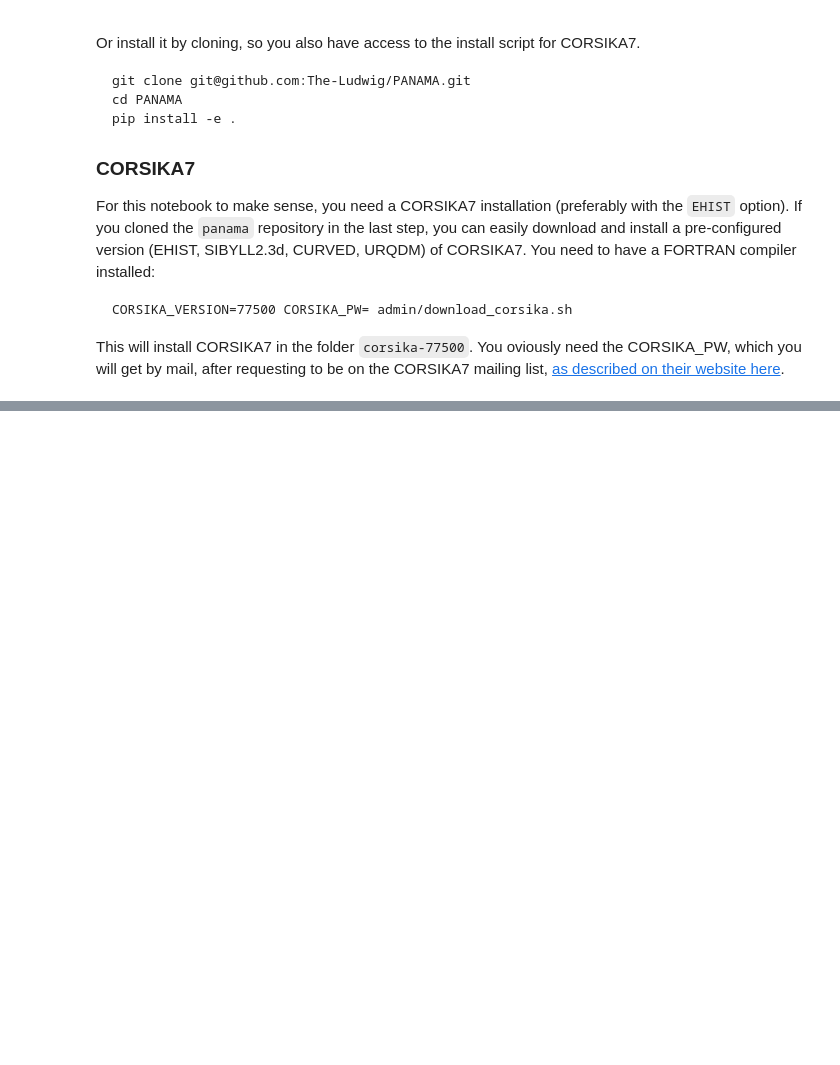
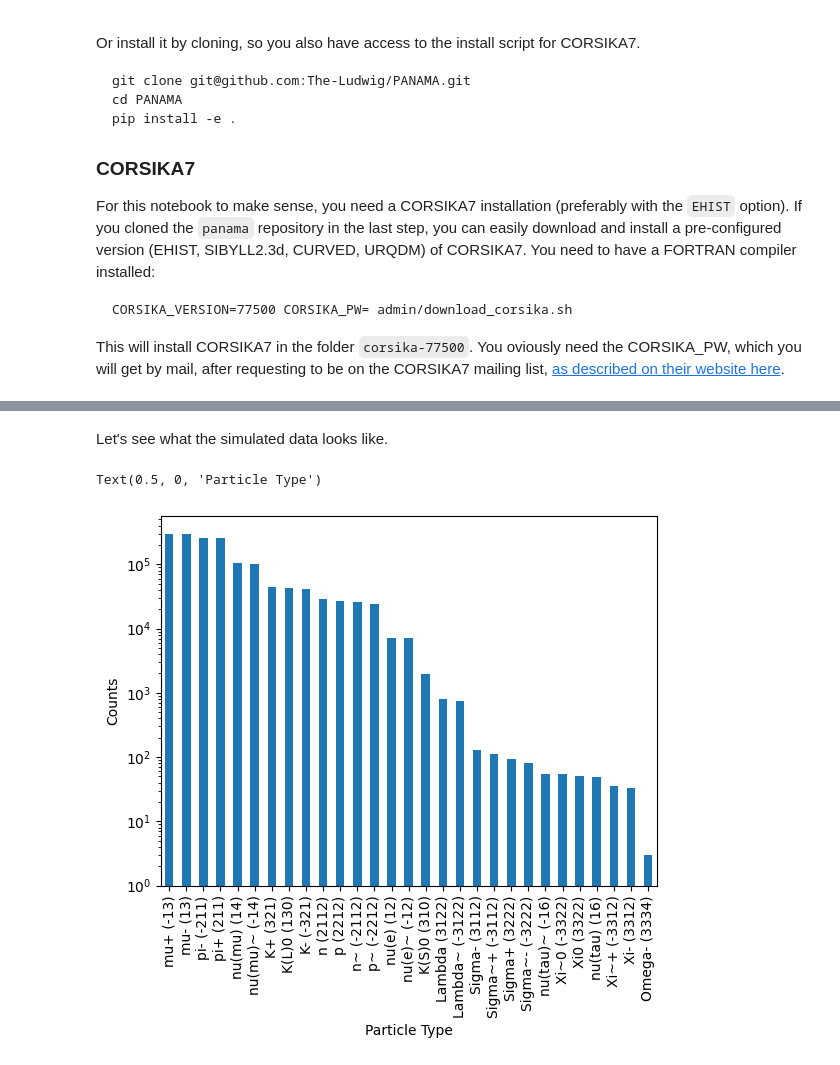
Before and after one commit to The-Ludwig/PANAMA, a Jupyter notebook: docs/examples/complete.ipynb, the cells around one changed output, grey strips where cells are left out. Drawn from its saved outputs; the diff is of its cells as text; code cells hidden in the pictures; blank space fills up the shorter version.

```diff
--- a/docs/examples/complete.ipynb
+++ b/docs/examples/complete.ipynb
@@ -52,0 +115,6 @@ Type:      function
+# %%
+run_header, event_header, particles = pn.read_DAT(
+    glob="corsika_output/DAT*", mother_columns=True
+)
+# %% [markdown]
+Let's see what the simulated data looks like.
@@ -52,0 +125,15 @@ Type:      function
+# %%
+# Let's see what kind of particles we have in the simulation
+counts = particles["pdgid"].value_counts()
+counts.index = counts.index.map(
+    lambda pid: f"{Particle.from_pdgid(pid).name} ({pid})"
+    if pid != 0
+    else "unknown (0)"
+)
+counts.plot(kind="bar", log=True)
+
+plt.ylabel("Counts")
+plt.xlabel("Particle Type")
+# %% [output]
+Text(0.5, 0, 'Particle Type')
+[figure, added]
```
Also changed, not shown: parts of 37 cells of this notebook.
